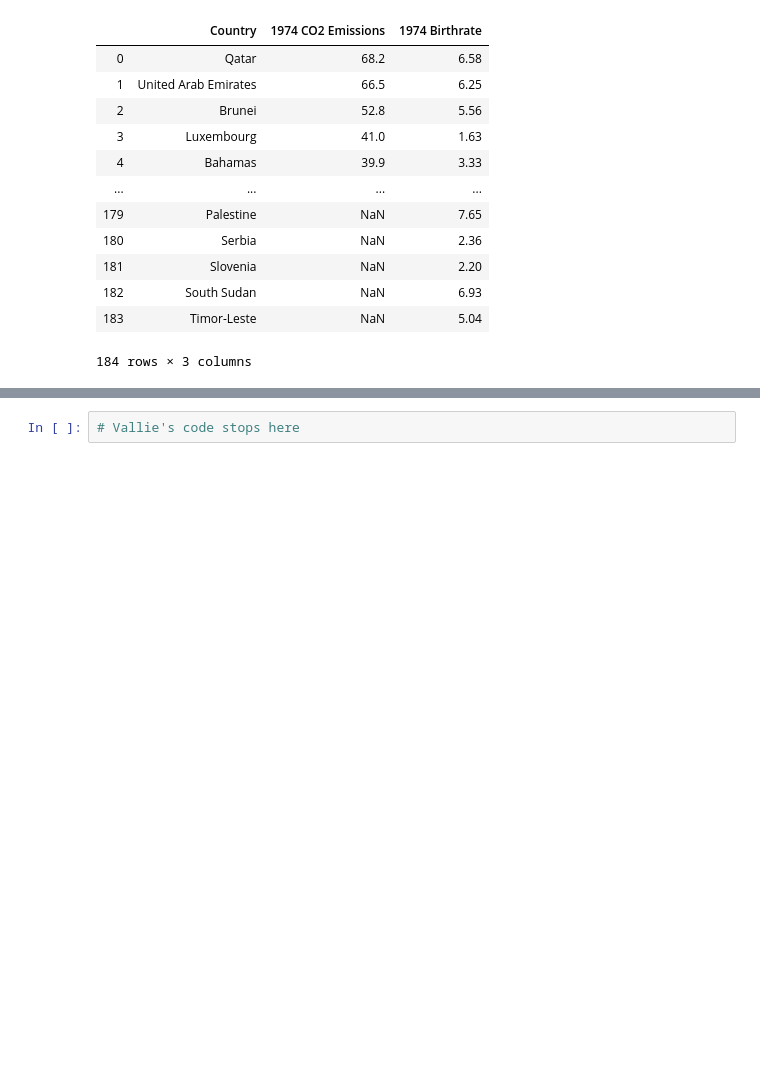
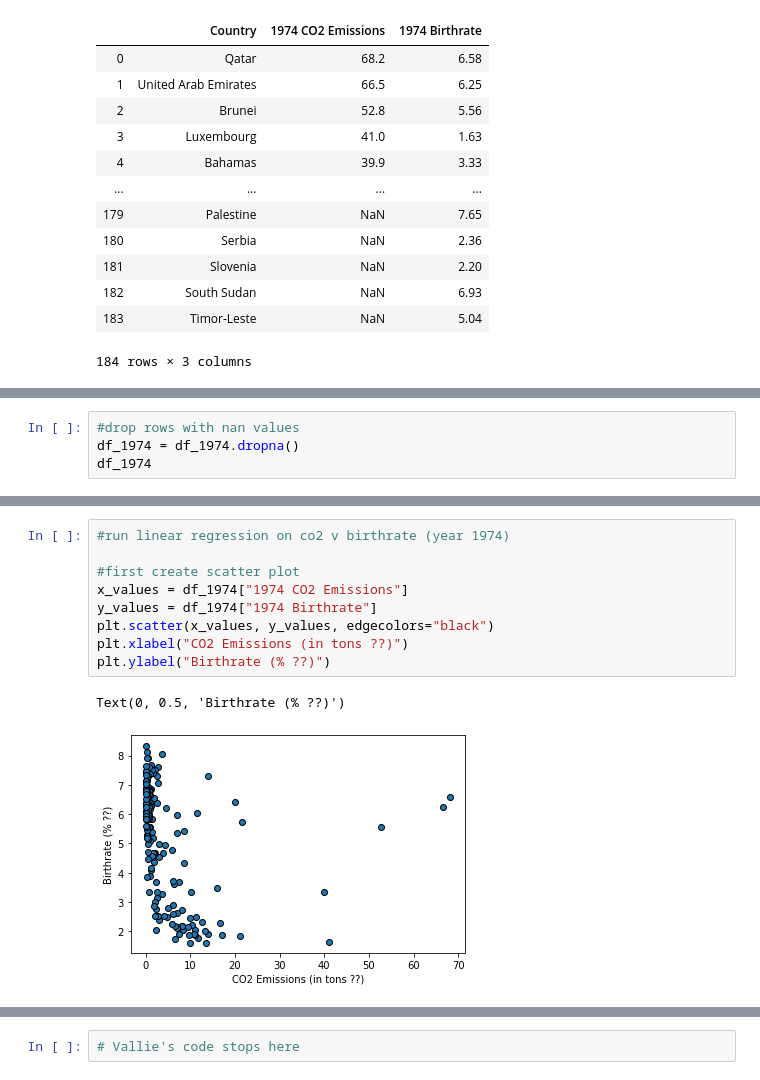
Before and after one commit to VallieTracy/project-one, a Jupyter notebook: Team_Awesome_Project_1.ipynb, the cells around one changed output, grey strips where cells are left out. Saved outputs shown, nothing was run; the diff lists cells and outputs as text; blank space fills up the shorter version.

Commit message:
ran some linear regressions, going to talk to michell more about those

```diff
--- a/Team_Awesome_Project_1.ipynb
+++ b/Team_Awesome_Project_1.ipynb
@@ -208,0 +209,4 @@ co2_2000
+# %%
+#drop rows with nan values
+df_1974 = df_1974.dropna()
+df_1974
@@ -208,0 +227,12 @@ co2_2000
+# %%
+#run linear regression on co2 v birthrate (year 1974)
+
+#first create scatter plot
+x_values = df_1974["1974 CO2 Emissions"]
+y_values = df_1974["1974 Birthrate"]
+plt.scatter(x_values, y_values, edgecolors="black")
+plt.xlabel("CO2 Emissions (in tons ??)")
+plt.ylabel("Birthrate (% ??)")
+# %% [output]
+Text(0, 0.5, 'Birthrate (% ??)')
+[figure, added]
```
Also changed, not shown: parts of 35 cells of this notebook.
